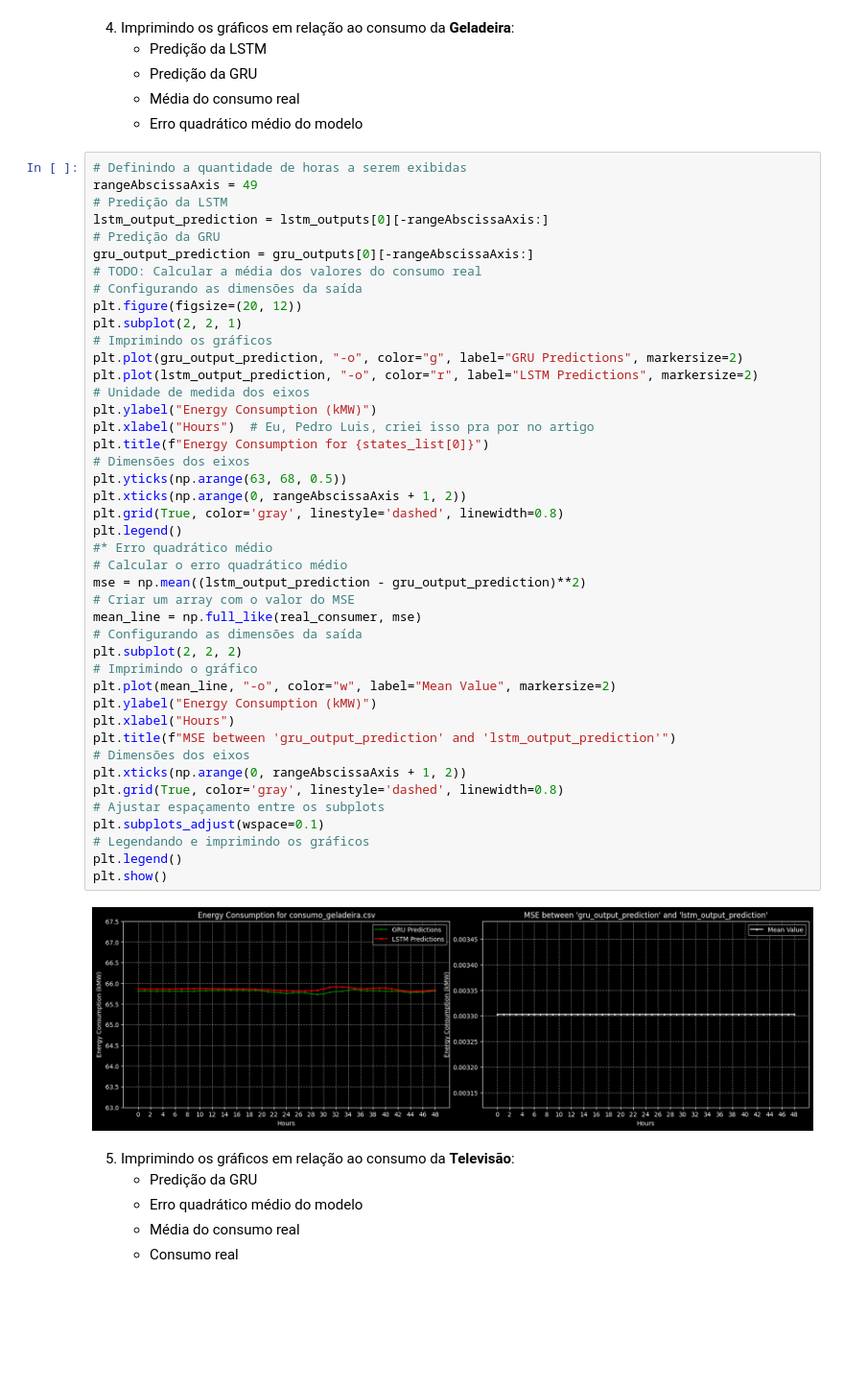
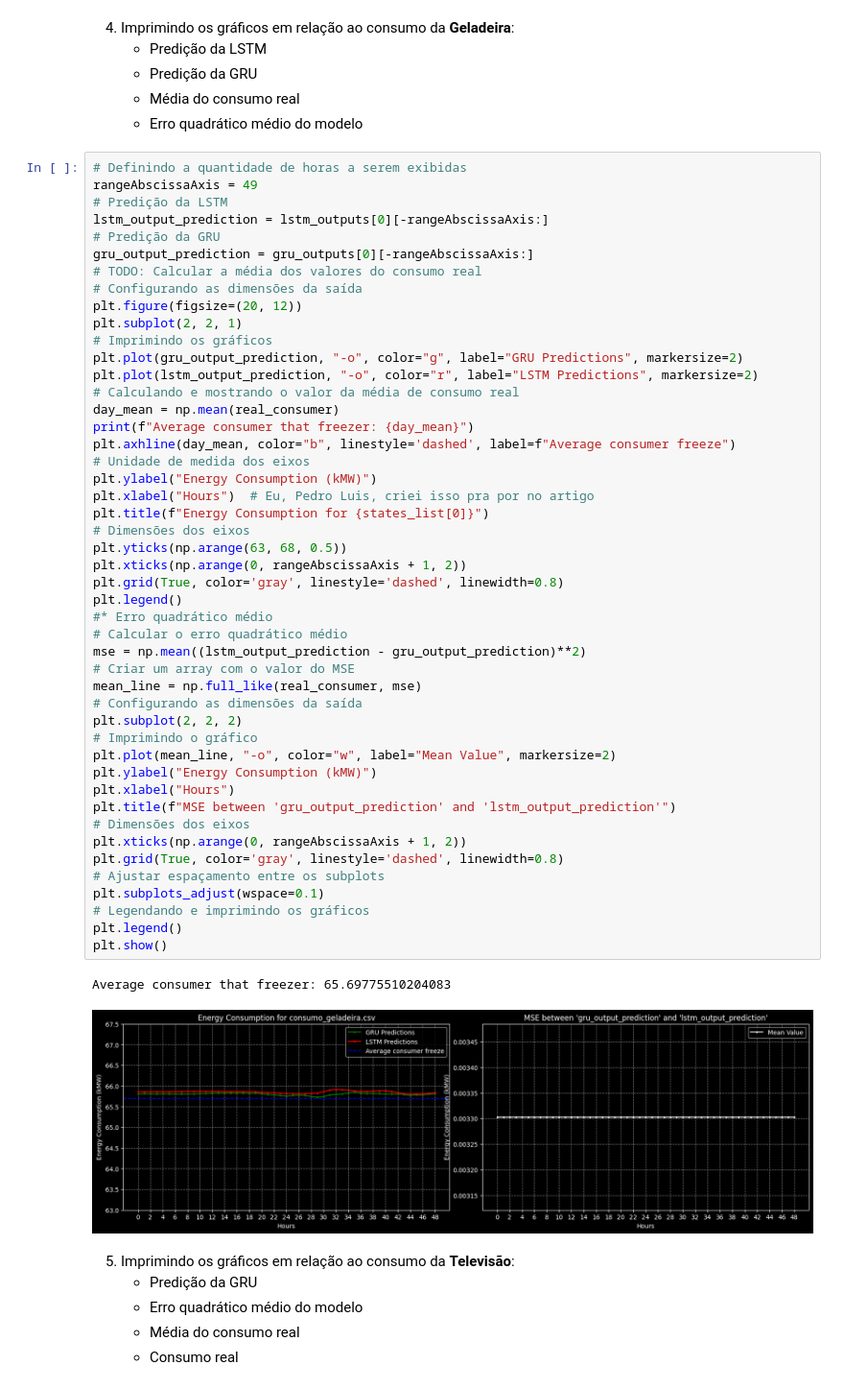
Before and after one commit to PedroLuisDionisioFraga/Power-consumption-prediction-using-LSTM-and-GRU-networks-in-PyTorch, a Jupyter notebook: exploring_trained_models_better.ipynb, the cells around one changed output. Shown at 96% size. Saved outputs shown, nothing was run; the diff lists cells and outputs as text; blank space fills up the shorter version.

Commit message:
:chart_with_upwards_trend: Adicionando a linha da média de consumo de ambos datasets

```diff
--- a/exploring_trained_models_better.ipynb
+++ b/exploring_trained_models_better.ipynb
@@ -437,37 +446,42 @@ plt.subplot(2, 2, 1)
 # Imprimindo os gráficos
 plt.plot(gru_output_prediction, "-o", color="g", label="GRU Predictions", markersize=2)
 plt.plot(lstm_output_prediction, "-o", color="r", label="LSTM Predictions", markersize=2)
+# Calculando e mostrando o valor da média de consumo real
+day_mean = np.mean(real_consumer)
+print(f"Average consumer that freezer: {day_mean}")
+plt.axhline(day_mean, color="b", linestyle='dashed', label=f"Average consumer freeze")
 # Unidade de medida dos eixos
 plt.ylabel("Energy Consumption (kMW)")
 plt.xlabel("Hours")  # Eu, Pedro Luis, criei isso pra por no artigo
 plt.title(f"Energy Consumption for {states_list[0]}")
 # Dimensões dos eixos
 plt.yticks(np.arange(63, 68, 0.5))
 plt.xticks(np.arange(0, rangeAbscissaAxis + 1, 2))
 plt.grid(True, color='gray', linestyle='dashed', linewidth=0.8)
 plt.legend()
 #* Erro quadrático médio
 # Calcular o erro quadrático médio
 mse = np.mean((lstm_output_prediction - gru_output_prediction)**2)
 # Criar um array com o valor do MSE
 mean_line = np.full_like(real_consumer, mse)
 # Configurando as dimensões da saída
 plt.subplot(2, 2, 2)
 # Imprimindo o gráfico
 plt.plot(mean_line, "-o", color="w", label="Mean Value", markersize=2)
 plt.ylabel("Energy Consumption (kMW)")
 plt.xlabel("Hours")
 plt.title(f"MSE between 'gru_output_prediction' and 'lstm_output_prediction'")
 # Dimensões dos eixos
 plt.xticks(np.arange(0, rangeAbscissaAxis + 1, 2))
 plt.grid(True, color='gray', linestyle='dashed', linewidth=0.8)
 # Ajustar espaçamento entre os subplots
 plt.subplots_adjust(wspace=0.1)
 # Legendando e imprimindo os gráficos
 plt.legend()
 plt.show()
 # %% [output]
+Average consumer that freezer: 65.69775510204083
-[figure, old version]
+[figure, new version]
 # %% [markdown]
 5) Imprimindo os gráficos em relação ao consumo da **Televisão**:
    * Predição da GRU
```
Also changed, not shown: parts of 8 cells of this notebook.
